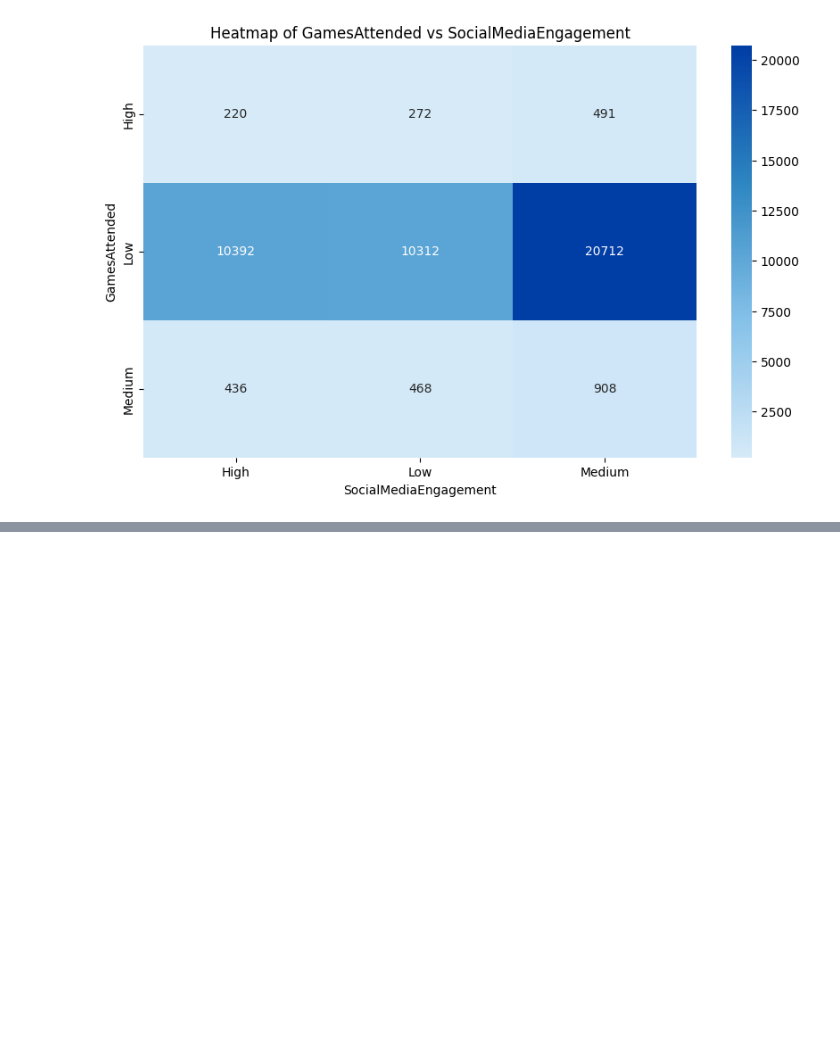
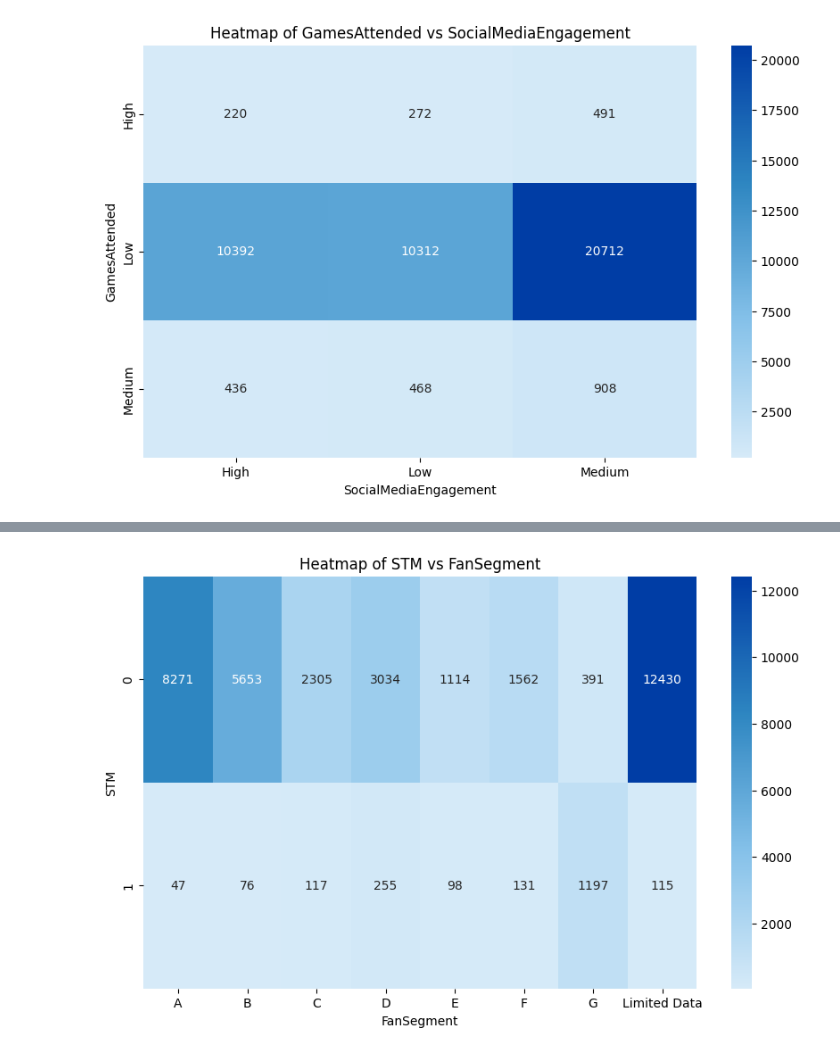
Before and after one commit to chowdhuryj-github/BucksFanExperience, a Jupyter notebook: BucksDataVisualization/DataVisualizationSalvin.ipynb, the cells around one changed output, grey strips where cells are left out. Saved outputs shown, nothing was run; the diff lists cells and outputs as text; code cells hidden in the pictures; blank space fills up the shorter version.

```diff
--- a/BucksDataVisualization/DataVisualizationSalvin.ipynb
+++ b/BucksDataVisualization/DataVisualizationSalvin.ipynb
@@ -808,0 +834,17 @@ Now, we move to plot the STM against the DistanceToArena. Since the STM is a dis
+# %%
+# producing a frequency table
+heatmap = pd.crosstab(filtered_df['STM'], filtered_df['FanSegment'])
+
+# defining a color map scheme
+bblue_cmap = LinearSegmentedColormap.from_list("bucks_blue",  ["#D6EAF8", "#85C1E9", "#2E86C1", "#003DA5"])
+
+# plotting the heatmap
+plt.figure(figsize=(10, 6))
+sns.heatmap(heatmap, annot=True, fmt="d", cmap=bblue_cmap)
+plt.title("Heatmap of STM vs FanSegment")
+
+ # saving the figure
+plt.savefig(f"C:/GitHub/BucksHackathon25/BucksPlots/stm_vs_fan_segment_heatmap.png", dpi=300,
+            bbox_inches='tight')
+# %% [output]
+[figure, added]
```
Also changed, not shown: parts of 9 cells of this notebook, 7 other files.
